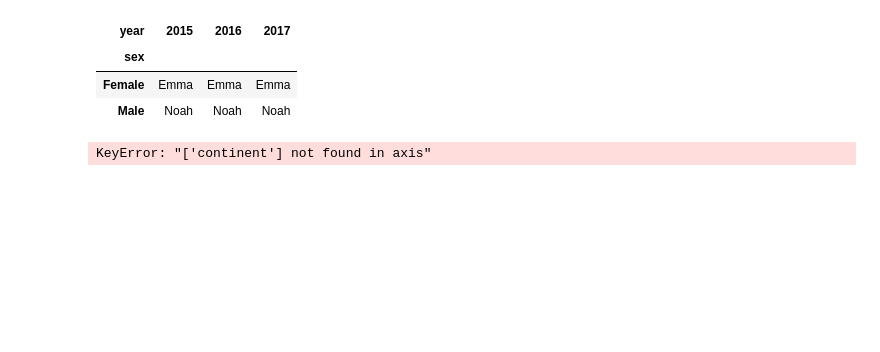
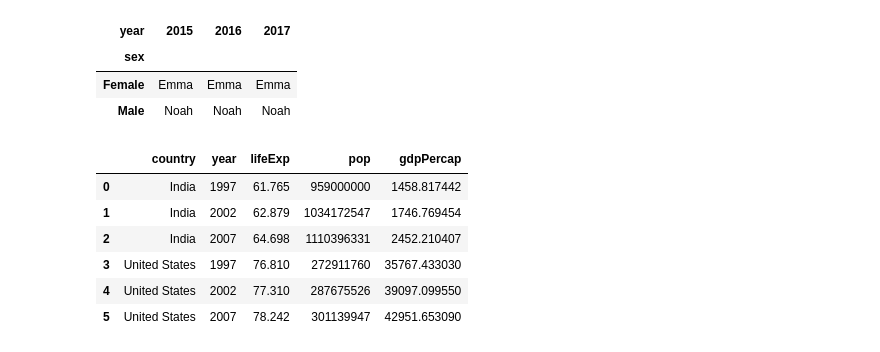
Before and after one commit to ashleykima/Data200_Spring23, a Jupyter notebook: notes/inclass/pandas-intro - Feb 28.ipynb, the cells around one changed output. Saved outputs shown, nothing was run; the diff lists cells and outputs as text; code cells hidden in the pictures; blank space fills up the shorter version.

```diff
--- a/notes/inclass/pandas-intro - Feb 28.ipynb
+++ b/notes/inclass/pandas-intro - Feb 28.ipynb
@@ -862,7 +875,13 @@ names_melted.pivot(index='sex',columns='year',values='names')
 # %%
 gapminder = pd.read_csv(r"/Users/yelim/Documents/GitHub/Data200_Spring23/data/gapminder.csv")
 gapminder = gapminder[gapminder.country.isin(['United States','India'])& \
-                     gapminder.year.isin([1997,2002,2007])].drop('continent',axis=0)
+                     gapminder.year.isin([1997,2002,2007])].drop('continent', axis=1).reset_index(drop=True)
 gapminder
 # %% [output]
-KeyError: "['continent'] not found in axis"
+|  | country | year | lifeExp | pop | gdpPercap |
+| 0 | India | 1997 | 61.765 | 959000000 | 1458.817442 |
+| 1 | India | 2002 | 62.879 | 1034172547 | 1746.769454 |
+| 2 | India | 2007 | 64.698 | 1110396331 | 2452.210407 |
+| 3 | United States | 1997 | 76.810 | 272911760 | 35767.433030 |
+| 4 | United States | 2002 | 77.310 | 287675526 | 39097.099550 |
+| 5 | United States | 2007 | 78.242 | 301139947 | 42951.653090 |
```
Also changed, not shown: parts of 18 cells of this notebook, 2 other files.
